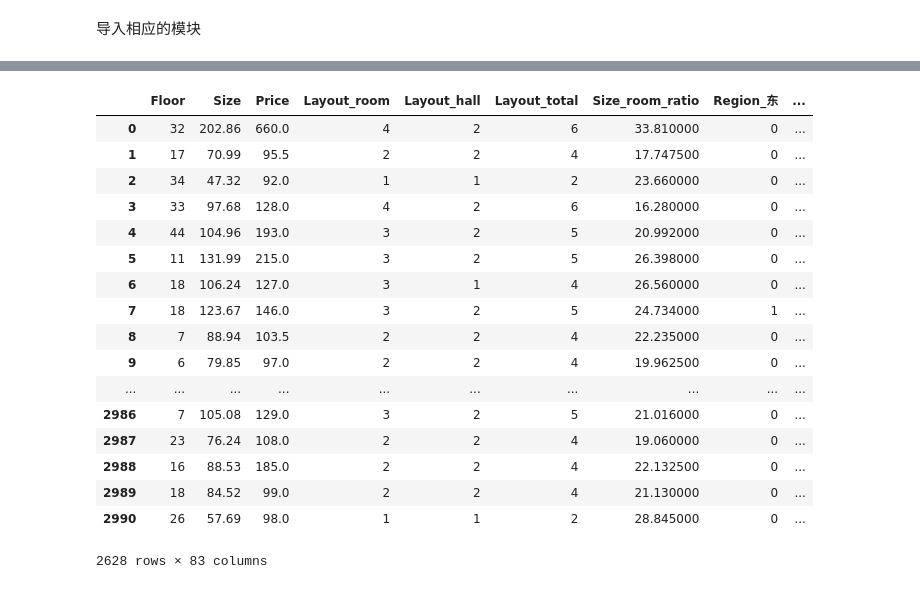
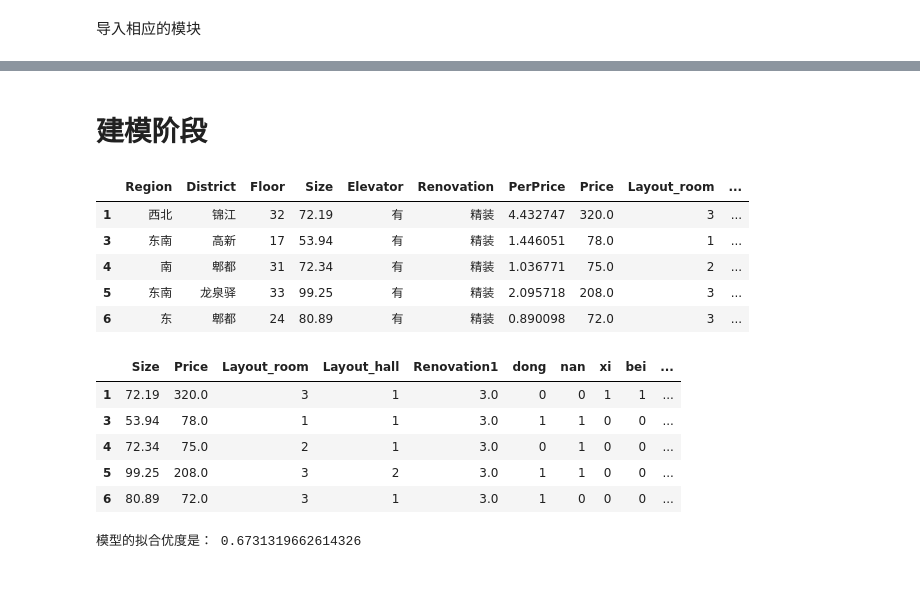
Before and after one commit to dawnsky2333/lianjia, a Jupyter notebook: 成都二手房数据可视化.ipynb, the cells around one changed output, grey strips where cells are left out. Saved outputs shown, nothing was run; the diff lists cells and outputs as text; code cells hidden in the pictures.

```diff
--- a/成都二手房数据可视化.ipynb
+++ b/成都二手房数据可视化.ipynb
@@ -340,21 +342,2 @@ df
-# %%
-pd.get_dummies(df)
-# %% [output]
-|  | Floor | Size | Price | Layout_room | Layout_hall | Layout_total | Size_room_ratio | Region_东 | ... |
-| 0 | 32 | 202.86 | 660.0 | 4 | 2 | 6 | 33.810000 | 0 | ... |
-| 1 | 17 | 70.99 | 95.5 | 2 | 2 | 4 | 17.747500 | 0 | ... |
-| 2 | 34 | 47.32 | 92.0 | 1 | 1 | 2 | 23.660000 | 0 | ... |
-| 3 | 33 | 97.68 | 128.0 | 4 | 2 | 6 | 16.280000 | 0 | ... |
-| 4 | 44 | 104.96 | 193.0 | 3 | 2 | 5 | 20.992000 | 0 | ... |
-| 5 | 11 | 131.99 | 215.0 | 3 | 2 | 5 | 26.398000 | 0 | ... |
-| 6 | 18 | 106.24 | 127.0 | 3 | 1 | 4 | 26.560000 | 0 | ... |
-| 7 | 18 | 123.67 | 146.0 | 3 | 2 | 5 | 24.734000 | 1 | ... |
-| 8 | 7 | 88.94 | 103.5 | 2 | 2 | 4 | 22.235000 | 0 | ... |
-| 9 | 6 | 79.85 | 97.0 | 2 | 2 | 4 | 19.962500 | 0 | ... |
-| ... | ... | ... | ... | ... | ... | ... | ... | ... | ... |
-| 2986 | 7 | 105.08 | 129.0 | 3 | 2 | 5 | 21.016000 | 0 | ... |
-| 2987 | 23 | 76.24 | 108.0 | 2 | 2 | 4 | 19.060000 | 0 | ... |
-| 2988 | 16 | 88.53 | 185.0 | 2 | 2 | 4 | 22.132500 | 0 | ... |
-| 2989 | 18 | 84.52 | 99.0 | 2 | 2 | 4 | 21.130000 | 0 | ... |
-| 2990 | 26 | 57.69 | 98.0 | 1 | 1 | 2 | 28.845000 | 0 | ... |
-2628 rows × 83 columns
+# %% [markdown]
+# 建模阶段
@@ -360,0 +348,17 @@ pd.get_dummies(df)
+# %%
+df['Renovation1'] = df['Renovation'].map({'精装': 3, '简装': 2, '毛坯': 1, '其他': 0})
+
+# 将不同的朝向分别单独出来一列
+df['dong'] = df['Region'].apply(lambda x: '东'in x).map({True: 1, False: 0})
+df['nan'] = df['Region'].apply(lambda x: '南'in x).map({True: 1, False: 0})
+df['xi'] = df['Region'].apply(lambda x: '西'in x).map({True: 1, False: 0})
+df['bei'] = df['Region'].apply(lambda x: '北'in x).map({True: 1, False: 0})
+# %%
+df.head()
+# %% [output]
+|  | Region | District | Floor | Size | Elevator | Renovation | PerPrice | Price | Layout_room | ... |
+| 1 | 西北 | 锦江 | 32 | 72.19 | 有 | 精装 | 4.432747 | 320.0 | 3 | ... |
+| 3 | 东南 | 高新 | 17 | 53.94 | 有 | 精装 | 1.446051 | 78.0 | 1 | ... |
+| 4 | 南 | 郫都 | 31 | 72.34 | 有 | 精装 | 1.036771 | 75.0 | 2 | ... |
+| 5 | 东南 | 龙泉驿 | 33 | 99.25 | 有 | 精装 | 2.095718 | 208.0 | 3 | ... |
+| 6 | 东 | 郫都 | 24 | 80.89 | 有 | 精装 | 0.890098 | 72.0 | 3 | ... |
@@ -360,0 +369,9 @@ pd.get_dummies(df)
+# %%
+df.head()
+# %% [output]
+|  | Size | Price | Layout_room | Layout_hall | Renovation1 | dong | nan | xi | bei | ... |
+| 1 | 72.19 | 320.0 | 3 | 1 | 3.0 | 0 | 0 | 1 | 1 | ... |
+| 3 | 53.94 | 78.0 | 1 | 1 | 3.0 | 1 | 1 | 0 | 0 | ... |
+| 4 | 72.34 | 75.0 | 2 | 1 | 3.0 | 0 | 1 | 0 | 0 | ... |
+| 5 | 99.25 | 208.0 | 3 | 2 | 3.0 | 1 | 1 | 0 | 0 | ... |
+| 6 | 80.89 | 72.0 | 3 | 1 | 3.0 | 1 | 0 | 0 | 0 | ... |
@@ -360,0 +383,10 @@ pd.get_dummies(df)
+# %%
+lr = LinearRegression()
+# 使用训练数据进行参数估计
+model = lr.fit(X_train, y_train)
+# print(lr.intercept_)#截距
+lr_y_predict = lr.predict(X_test)
+score = r2_score(y_test, lr_y_predict)
+print("模型的拟合优度是：", score)
+# %% [output]
+模型的拟合优度是： 0.6731319662614326
```
Also changed, not shown: parts of 28 cells of this notebook, 5 other files.
